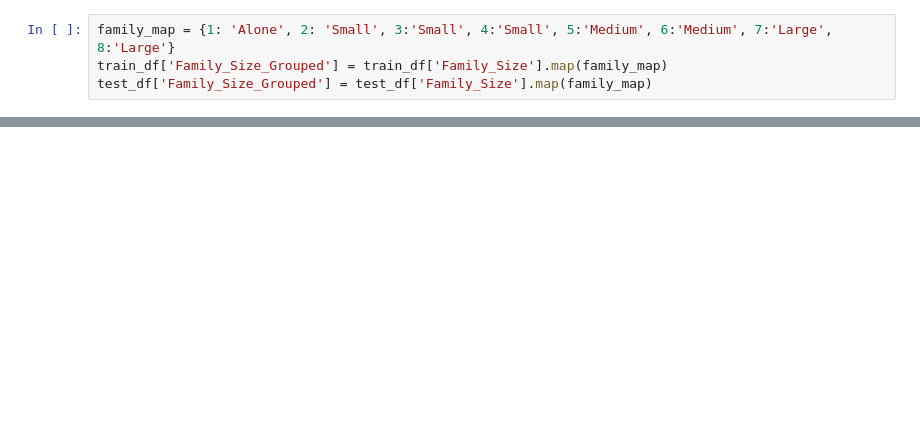
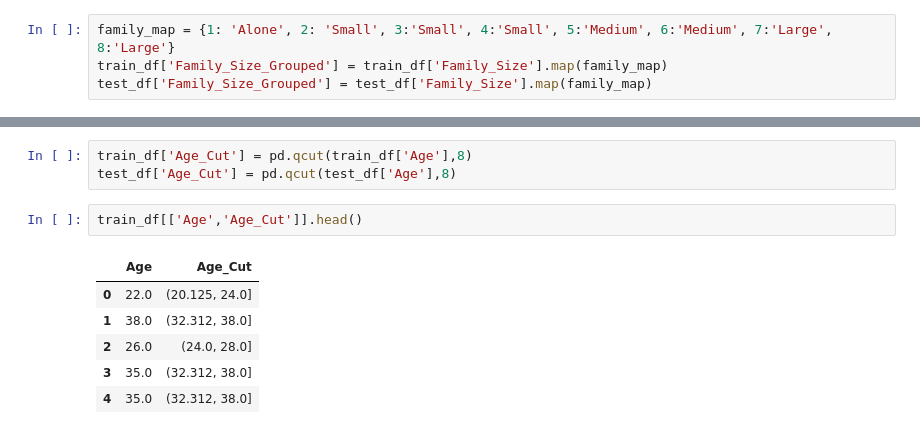
Before and after one commit to esther-deba/Titanic---Machine-Learning-from-Disaster, a Jupyter notebook: TitanicML.ipynb, the cells around one changed output, grey strips where cells are left out. Drawn from its saved outputs; the diff is of its cells as text; blank space fills up the shorter version.

```diff
--- a/TitanicML.ipynb
+++ b/TitanicML.ipynb
@@ -83,0 +189,12 @@ train_df.groupby(['Embarked'], as_index=False)['Survived'].mean()
+# %%
+train_df['Age_Cut'] = pd.qcut(train_df['Age'],8)
+test_df['Age_Cut'] = pd.qcut(test_df['Age'],8)
+# %%
+train_df[['Age','Age_Cut']].head()
+# %% [output]
+|  | Age | Age_Cut |
+| 0 | 22.0 | (20.125, 24.0] |
+| 1 | 38.0 | (32.312, 38.0] |
+| 2 | 26.0 | (24.0, 28.0] |
+| 3 | 35.0 | (32.312, 38.0] |
+| 4 | 35.0 | (32.312, 38.0] |
```
Also changed, not shown: parts of 17 cells of this notebook.
